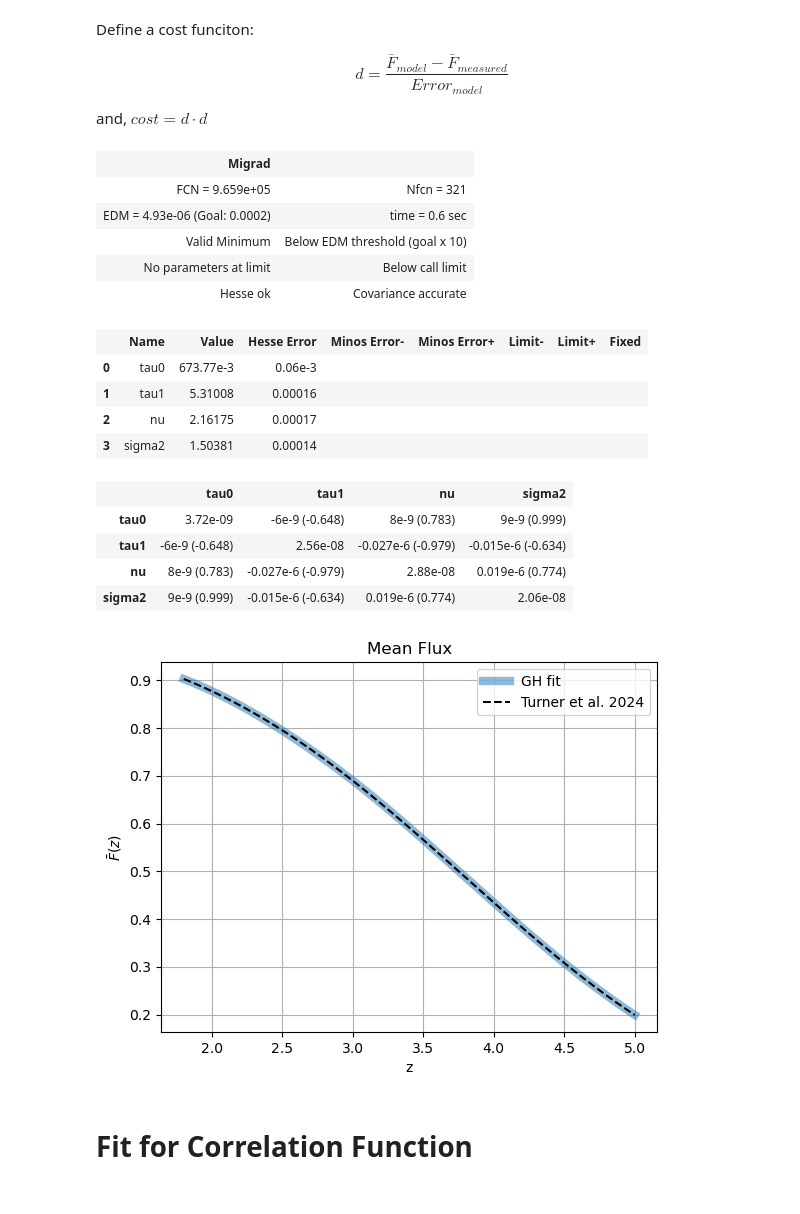
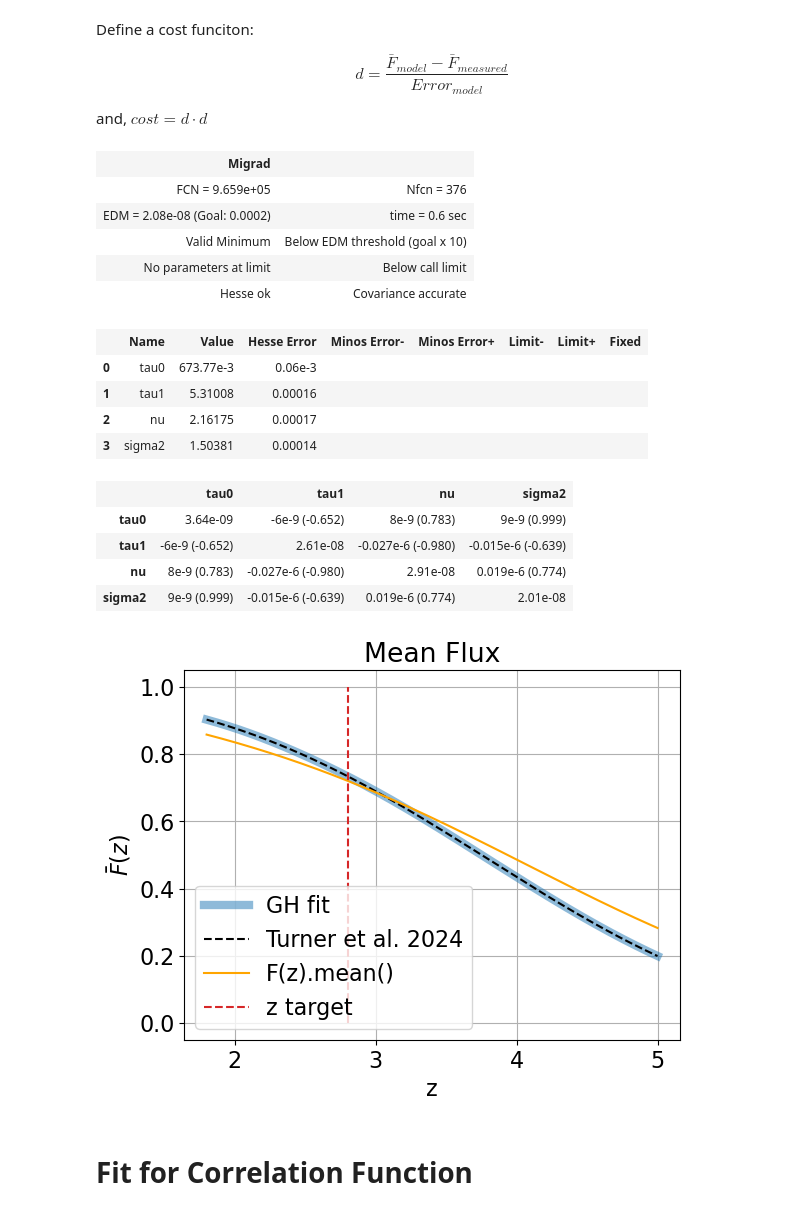
Before and after one commit to m-herbold/P1D_Mocks, a Jupyter notebook: Notebooks/fitting_mocks_interactive.ipynb, the cells around one changed output. Saved outputs shown, nothing was run; the diff lists cells and outputs as text; code cells hidden in the pictures.

```diff
--- a/Notebooks/fitting_mocks_interactive.ipynb
+++ b/Notebooks/fitting_mocks_interactive.ipynb
@@ -311,26 +321,31 @@ def cost(tau0, tau1, nu, sigma2):
     return d.dot(d)
 
 
-gaussian_random_field = np.random.default_rng(20).normal(size=500)
-def cost2(tau0, tau1, nu):
-    d = (F_turner - Flux_d_z(gaussian_random_field, z_array, tau0, tau1, nu, z0=3).mean()) / Err_turner
-    return d.dot(d)
+# def cost2(tau0, tau1, nu):
+#     # d = (F_turner - Flux_d_z(gaussian_random_field, z_array, tau0, tau1, nu, sigma2=1.6, z0=3).mean()) / Err_turner
+#     d = (F_turner - lognMeanFluxGH(z_array, tau0, tau1, nu, sigma2=1.0, z0=3)) / Err_turner
+#     return d.dot(d)
 
 
 # Set initial guesses for fitting parameters
-tau0, tau1, nu, sigma2 = 0.55, 5.1, 2.82, 2.0
+tau0, tau1, nu, sigma2 = 0.55, 5.1, 2.82, 1.0
 # tau0, tau1, nu = 0.55, 5.1, 2.82
-
 
 # minimizer: minimizes cost and determines best fit values for parameters
 mini = Minuit(cost, tau0, tau1, nu, sigma2)
 # mini = Minuit(cost2, tau0, tau1, nu)
+
+# try setting bounds on sigma2
+# mini.limits['sigma2'] = (1.0, 3.0)  # Set bounds on sigma2
+# optional: fix sigma2
+# mini.fixed['sigma2'] = True
+
 mini.errordef = Minuit.LEAST_SQUARES
 mini.migrad()
 # %% [output]
 | Migrad |  |
-| FCN = 9.659e+05 | Nfcn = 321 |
-| EDM = 4.93e-06 (Goal: 0.0002) | time = 0.6 sec |
+| FCN = 9.659e+05 | Nfcn = 376 |
+| EDM = 2.08e-08 (Goal: 0.0002) | time = 0.6 sec |
 | Valid Minimum | Below EDM threshold (goal x 10) |
 | No parameters at limit | Below call limit |
 | Hesse ok | Covariance accurate |
@@ -340,10 +355,10 @@ mini.migrad()
 | 2 | nu | 2.16175 | 0.00017 |  |  |  |  |  |
 | 3 | sigma2 | 1.50381 | 0.00014 |  |  |  |  |  |
 |  | tau0 | tau1 | nu | sigma2 |
-| tau0 | 3.72e-09 | -6e-9 (-0.648) | 8e-9 (0.783) | 9e-9 (0.999) |
-| tau1 | -6e-9 (-0.648) | 2.56e-08 | -0.027e-6 (-0.979) | -0.015e-6 (-0.634) |
-| nu | 8e-9 (0.783) | -0.027e-6 (-0.979) | 2.88e-08 | 0.019e-6 (0.774) |
-| sigma2 | 9e-9 (0.999) | -0.015e-6 (-0.634) | 0.019e-6 (0.774) | 2.06e-08 |
+| tau0 | 3.64e-09 | -6e-9 (-0.652) | 8e-9 (0.783) | 9e-9 (0.999) |
+| tau1 | -6e-9 (-0.652) | 2.61e-08 | -0.027e-6 (-0.980) | -0.015e-6 (-0.639) |
+| nu | 8e-9 (0.783) | -0.027e-6 (-0.980) | 2.91e-08 | 0.019e-6 (0.774) |
+| sigma2 | 9e-9 (0.999) | -0.015e-6 (-0.639) | 0.019e-6 (0.774) | 2.01e-08 |
 # %%
 # # Open a file for writing the data
 # with open('flux_data.txt', 'w') as f:
@@ -356,36 +371,53 @@ mini.migrad()
 # print("Data exported successfully!")
 # %%
 z_list = 1.8, 2.0, 2.2, 2.4, 2.6, 2.8, 3.0, 3.2, 3.4, 3.6, 3.8, 4.0, 4.2, 4.4, 4.6, 4.8, 5.0
+gaussian_random_field = np.random.default_rng(10).normal(size=500)
 
-# def basic_flux_mean(z):
-#     mean_flux = np.average(Flux_d_z(gaussian_random_field, z, *mini.values, z0=3))
-#     return(mean_flux)
+def basic_flux_mean(z):
+    mean_flux = np.average(Flux_d_z(gaussian_random_field, z, *mini.values, z0=3))
+    return(mean_flux)
 
-# flux_test = []
+flux_test = []
+turner24_list = []
+percent_diff_flux_model = []
 
-# for i in z_array:
-#     flux_test.append(basic_flux_mean(i))
+for i in z_array:
+    flux_test.append(basic_flux_mean(i))
+    turner24_list.append(turner24_mf(i))
+    percent_diff_flux_model.append(100* ((basic_flux_mean(i) - turner24_mf(i)) / turner24_mf(i)))
 
 
 plt.plot(z_array, lognMeanFluxGH(z_array, *mini.values), color='tab:blue', ls='-', label='GH fit', lw='6', alpha = 0.5)
 plt.plot(z_array, F_turner, color='black', ls='--', label='Turner et al. 2024')
-# plt.plot(z_array, flux_test, color='orange', label='F(z).mean()')
+plt.plot(z_array, flux_test, color='orange', label='F(z).mean()')
+plt.vlines(target_redshift, ymin=0,ymax=1, ls='--', color='tab:red', label='z target')
 
 plt.title('Mean Flux')
 plt.xlabel('z')
 plt.ylabel(r'$\bar F(z) $')
 plt.legend()
 plt.grid(True)
 plt.show()
 
-# plt.plot(z_array, (flux_test) - (lognMeanFluxGH(z_array, *mini.values)), color='tab:blue', ls='-', label='F(z).mean - GH fit', lw='2')
-# plt.title('Residual')
+
+# percent_diff_flux = 100 * ((flux_test) - (lognMeanFluxGH(z_array, *mini.values)) / (flux_test))
+# plt.plot(z_array, np.abs(percent_diff_flux), color='tab:blue', ls='-', lw='2')
+# plt.title('% diff GH and .mean()')
 # plt.xlabel('z')
-# plt.ylabel(r'$\Delta \bar F(z)$')
+# plt.ylabel("percent diff")
 # plt.legend()
 # plt.grid(True)
-# plt.show
+# plt.show()
+
+
+# plt.plot(z_array, np.abs(percent_diff_flux_model), color='tab:blue', ls='-', lw='2')
+# plt.title('% diff .mean() and turner24')
+# plt.xlabel('z')
+# plt.ylabel("percent diff")
+# # plt.legend()
+# plt.grid(True)
+# plt.show()
 # %% [output]
-[figure, old version]
+[figure, new version]
 # %% [markdown]
 # Fit for Correlation Function
```
Also changed, not shown: parts of 79 cells of this notebook, 1 other file.
